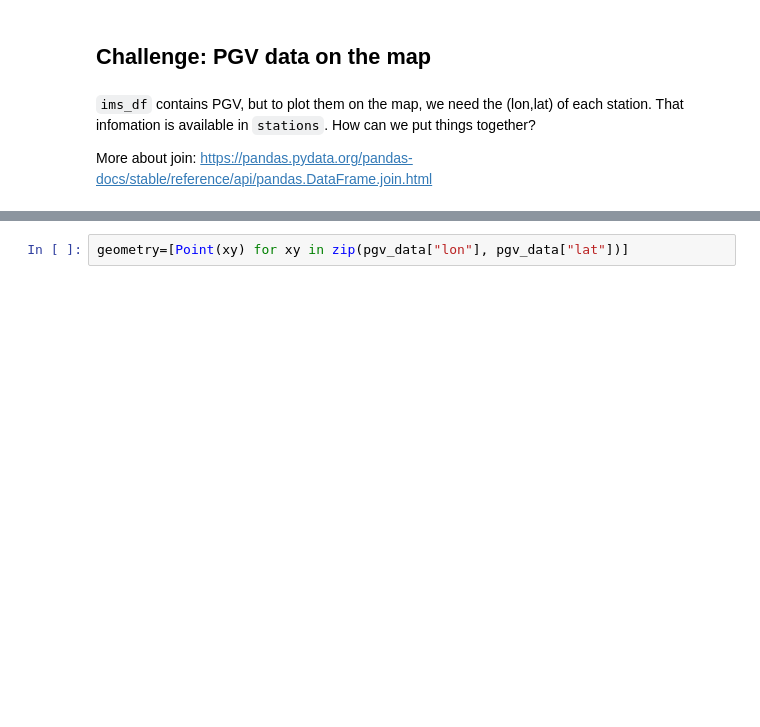
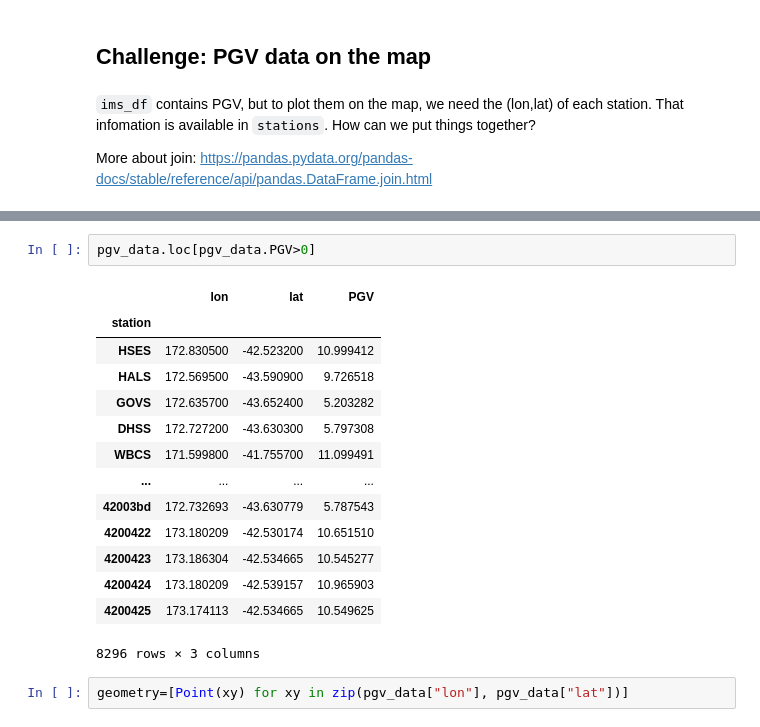
Before and after one commit to sungeunbae/python_tutorial, a Jupyter notebook: QuakeCoRE Python Workshop.ipynb, the cells around one changed output, grey strips where cells are left out. Drawn from its saved outputs; the diff is of its cells as text; blank space fills up the shorter version.

```diff
--- a/QuakeCoRE Python Workshop.ipynb
+++ b/QuakeCoRE Python Workshop.ipynb
@@ -603,3 +690,20 @@ print(pgv_data)
+# %%
+pgv_data.loc[pgv_data.PGV>0]
+# %% [output]
+|  | lon | lat | PGV |
+| station |  |  |  |
+| HSES | 172.830500 | -42.523200 | 10.999412 |
+| HALS | 172.569500 | -43.590900 | 9.726518 |
+| GOVS | 172.635700 | -43.652400 | 5.203282 |
+| DHSS | 172.727200 | -43.630300 | 5.797308 |
+| WBCS | 171.599800 | -41.755700 | 11.099491 |
+| ... | ... | ... | ... |
+| 42003bd | 172.732693 | -43.630779 | 5.787543 |
+| 4200422 | 173.180209 | -42.530174 | 10.651510 |
+| 4200423 | 173.186304 | -42.534665 | 10.545277 |
+| 4200424 | 173.180209 | -42.539157 | 10.965903 |
+| 4200425 | 173.174113 | -42.534665 | 10.549625 |
+8296 rows × 3 columns
 # %%
 geometry=[Point(xy) for xy in zip(pgv_data["lon"], pgv_data["lat"])]
 # %%
```
Also changed, not shown: parts of 18 cells of this notebook, 7 other files.
